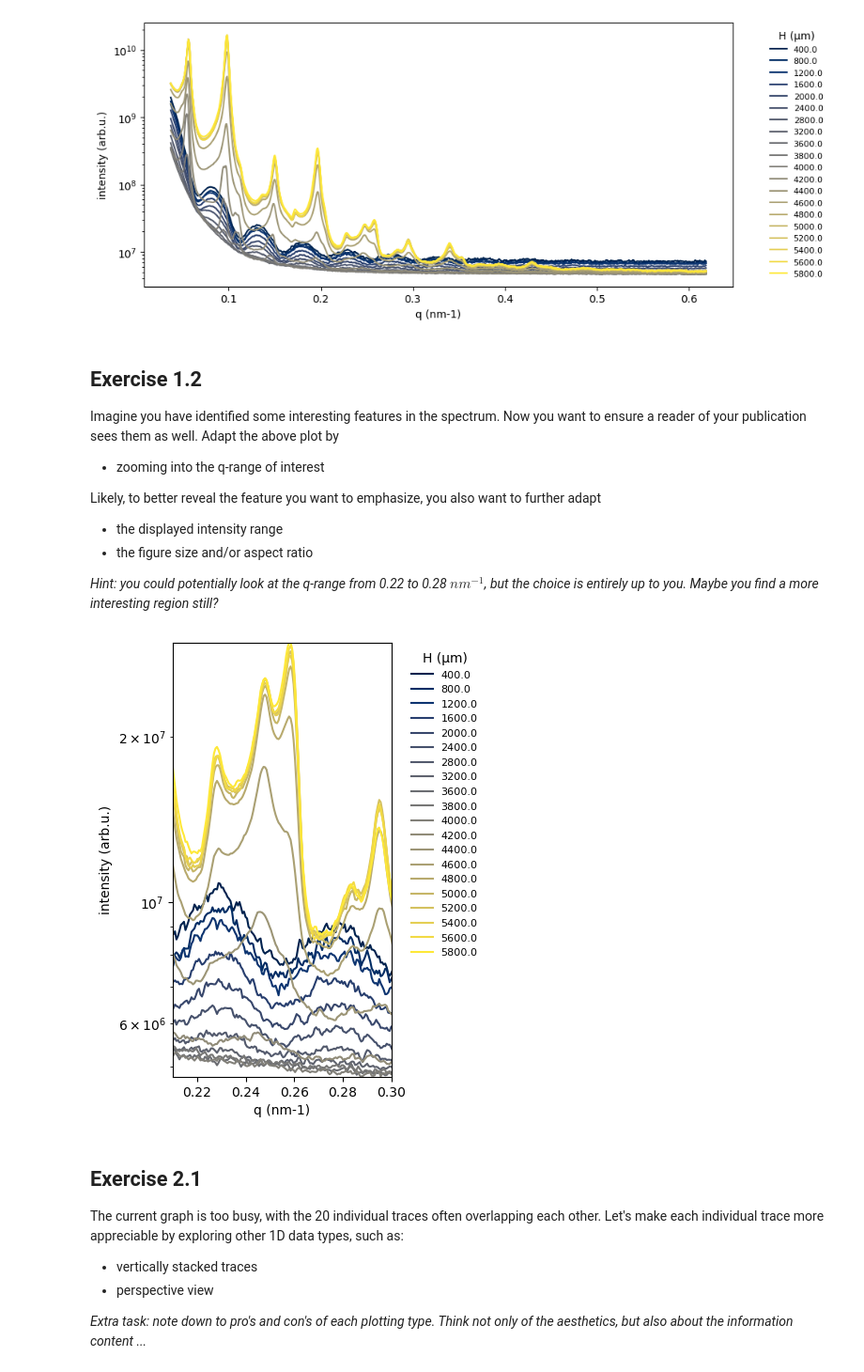
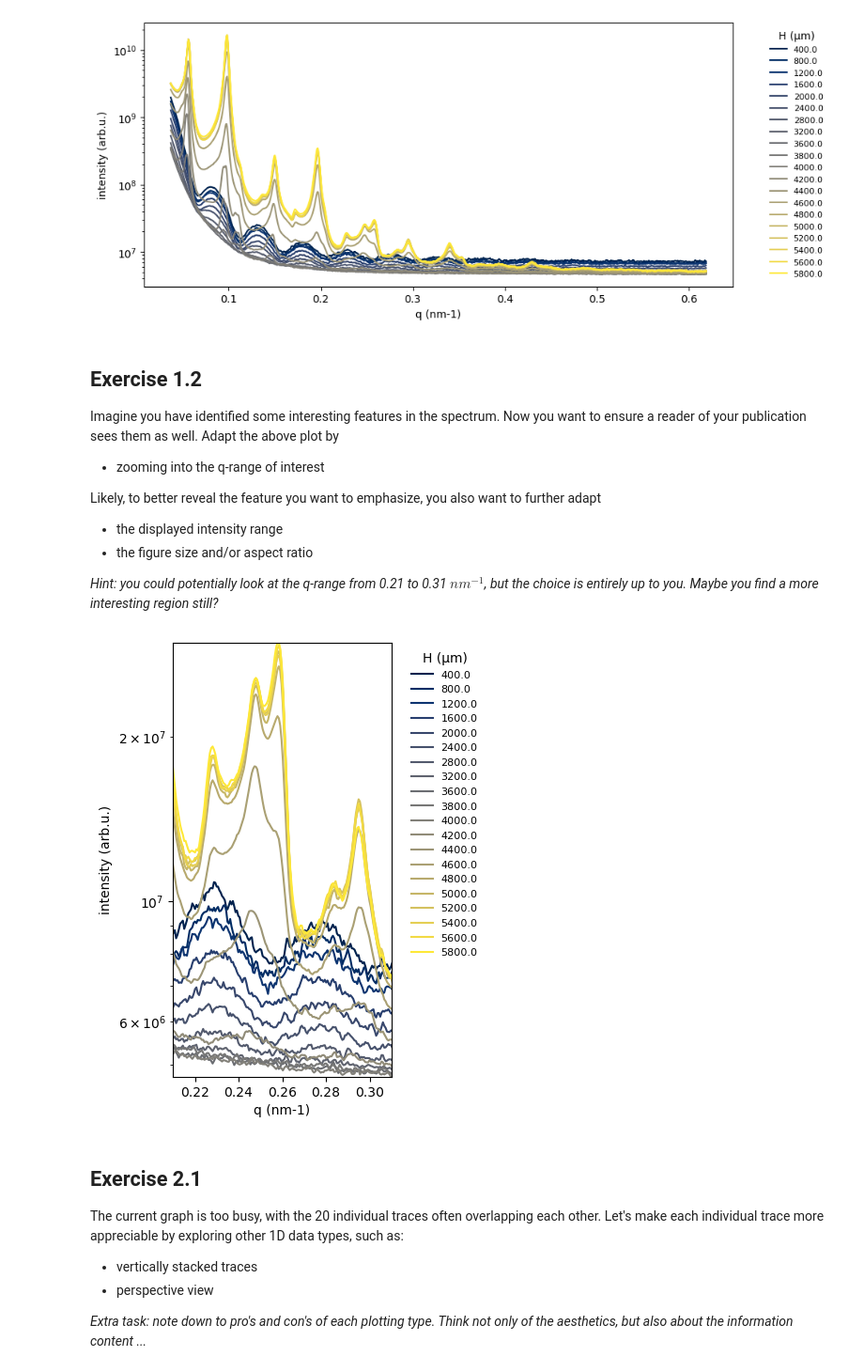
Before and after one commit to simonboehme/data-visualization-intro, a Jupyter notebook: handson/solutions/handson_B_SAXS_height_dependence.ipynb, the cells around one changed output. Shown: that part at 94% size. Saved outputs shown, nothing was run; the diff lists cells and outputs as text; code cells hidden in the pictures.

```diff
--- a/handson/handson_B_SAXS_height_dependence.ipynb
+++ b/handson/solutions/handson_B_SAXS_height_dependence.ipynb
@@ -171,7 +173,7 @@ Likely, to better reveal the feature you want to emphasize, you also want to fur
 -  the displayed intensity range
 -  the figure size and/or aspect ratio
 
-_Hint: you could potentially look at the q-range from 0.22 to 0.28 $nm^{-1}$, but the choice is entirely up to you. Maybe you find a more interesting region still?_
+_Hint: you could potentially look at the q-range from 0.21 to 0.31 $nm^{-1}$, but the choice is entirely up to you. Maybe you find a more interesting region still?_
 # %%
 # Add your solution here ...
 # %%
@@ -182,35 +184,35 @@ fig, ax = plt.subplots(1, 1, figsize=figsize)
 # Choose a color scheme for the traces
 # Plot using trace colors taken from a colormap.
 cmap = plt.get_cmap("cividis")                      # we keep the "cividis" colormap as a perceptually uniform sequential colormaps
 colors = cmap(np.linspace(0, 1, y_data.shape[1]))   # generate colors for each trace in y_data
 
 # Plot the data
 for i in range(y_data.shape[1]):
     ax.plot(x_data, y_data[:, i], label=z_label_traces[i], color=colors[i])
 
 # Apply some cosmetics
 ax.set_yscale("log")  # Set y-axis to logarithmic scale
 ax.set_xlabel(x_label)  # Set x-axis label
 ax.set_ylabel(y_label)  # Set y-axis label
 ax.legend(title=z_label_legend, bbox_to_anchor=(1.05, 1), loc='upper left', fontsize=8)     # Add a legend outside the plot
 
 # Zoom in onto a smaller q-range
-xlim = (0.21, 0.3)  # Define the x-limits to zoom in on a specific range
+xlim = (0.21, 0.31)  # Define the x-limits to zoom in on a specific range
 ax.set_xlim(xlim)  # Set x-limits
 
 # Now also adjust the intensity range (y-axis limits) based on the visible data in the new x-range
 mask = (x_data >= min(xlim)) & (x_data <= max(xlim))    # Get the mask for x_data within the new x-limits
 y_visible = y_data[mask]                # Find the min and max y values in the displayed x-range
 y_visible = y_visible[y_visible > 0]    # exclude zeros or negative values for log scale
 if y_visible.size > 0:                  # Set new y-axis limits based on the visible data
     ax.set_ylim(y_visible.min(), y_visible.max())
 else:
     raise ValueError("No positive data in the specified q-range. Please check the data and/or adapt the x-limits.")
 
 # Save the figure
 fig.savefig("figure_B_SAXS_1D_xzoom.png", dpi=300, bbox_inches="tight")
 # %% [output]
-[figure, old version]
+[figure, new version]
 # %% [markdown]
 ## Exercise 2.1
 
```
Also changed, not shown: parts of 7 cells of this notebook, 45 other files.
